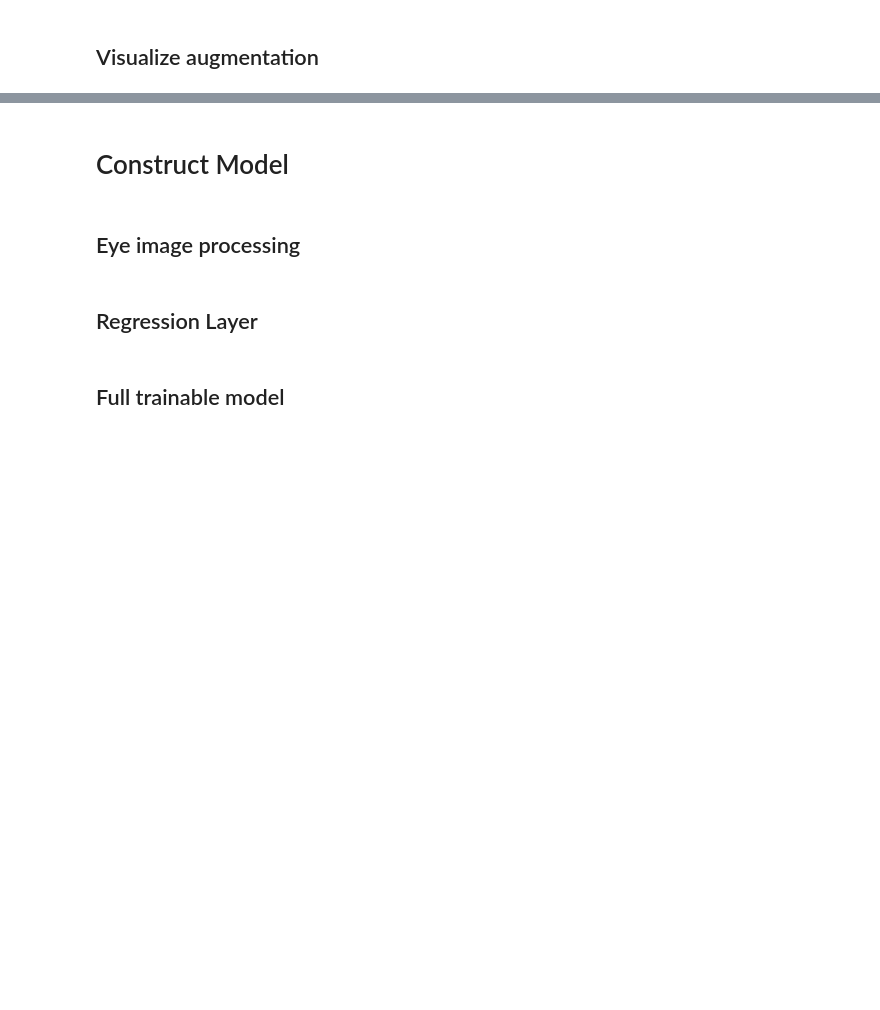
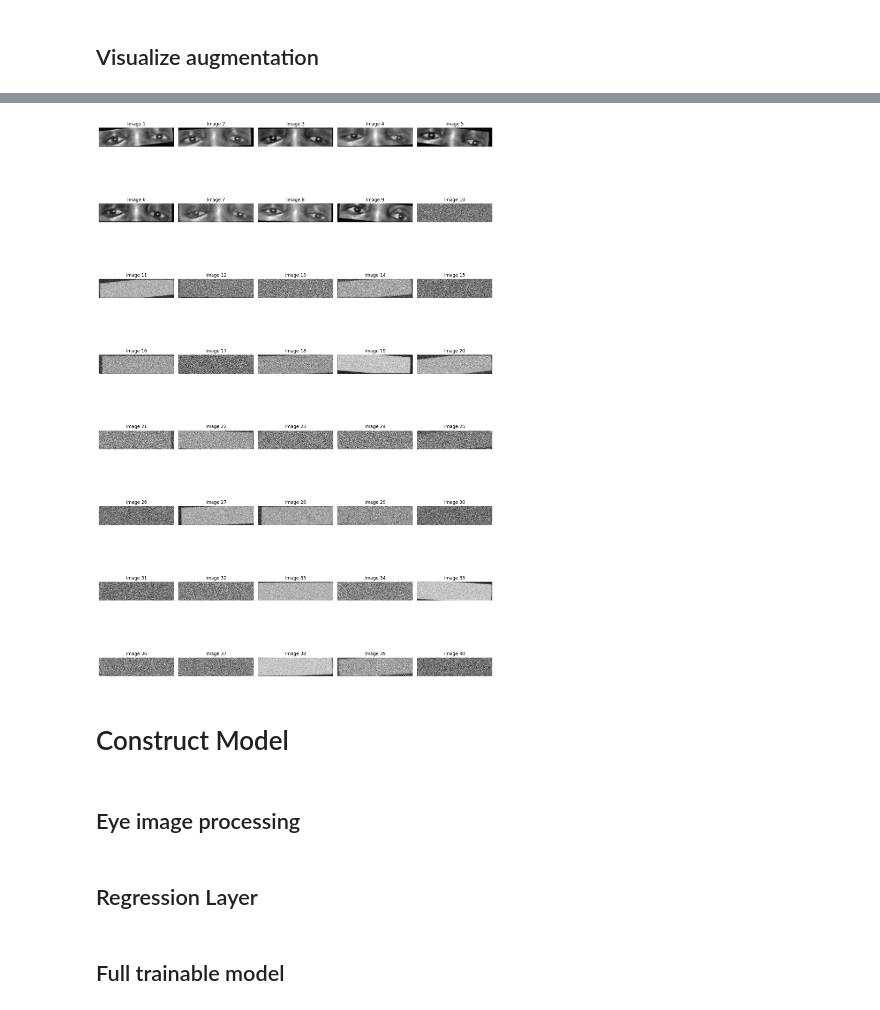
Before and after one commit to jspsych/eye-tracking-training, a Jupyter notebook: models/densenet-regression-model.ipynb, the cells around one changed output, grey strips where cells are left out. Cells and saved outputs as stored; diff of their text form; code cells hidden in the pictures; blank space fills up the shorter version.

Commit message:
fixes for visualization, etc.

```diff
--- a/models/densenet-regression-model.ipynb
+++ b/models/densenet-regression-model.ipynb
@@ -237,14 +236,16 @@ def map_for_merged(cal, non_cal):
   padded_cal_imgs = tf.pad(cal_imgs, [[0, MAX_CAL_POINTS - cal_size], [0, 0], [0, 0], [0, 0]])
   padded_cal_coords = tf.pad(cal_coords, [[0, MAX_CAL_POINTS - cal_size], [0, 0]])
   padded_target_imgs = tf.pad(target_imgs, [[0, MAX_TARGETS - target_size], [0, 0], [0, 0], [0, 0]])
+  padded_target_coords = tf.pad(target_coords, [[0, MAX_TARGETS - target_size], [0, 0]])
 
   # Ensure fixed shapes
   padded_cal_imgs = tf.ensure_shape(padded_cal_imgs, [MAX_CAL_POINTS, 36, 144, 1])
   padded_cal_coords = tf.ensure_shape(padded_cal_coords, [MAX_CAL_POINTS, 2])
   padded_target_imgs = tf.ensure_shape(padded_target_imgs, [MAX_TARGETS, 36, 144, 1])
+  padded_target_coords = tf.ensure_shape(padded_target_coords, [MAX_TARGETS, 2])
 
   # Return with masks
-  return (padded_cal_imgs, padded_cal_coords, cal_mask, padded_target_imgs, target_mask), target_coords
+  return (padded_cal_imgs, padded_cal_coords, cal_mask, padded_target_imgs, target_mask), padded_target_coords
 
 def map_for_merged_with_id(cal, non_cal, id):
   # Unpack the inputs
@@ -263,14 +264,16 @@ def map_for_merged_with_id(cal, non_cal, id):
   padded_cal_imgs = tf.pad(cal_imgs, [[0, MAX_CAL_POINTS - cal_size], [0, 0], [0, 0], [0, 0]])
   padded_cal_coords = tf.pad(cal_coords, [[0, MAX_CAL_POINTS - cal_size], [0, 0]])
   padded_target_imgs = tf.pad(target_imgs, [[0, MAX_TARGETS - target_size], [0, 0], [0, 0], [0, 0]])
+  padded_target_coords = tf.pad(target_coords, [[0, MAX_TARGETS - target_size], [0, 0]])
 
   # Ensure fixed shapes
   padded_cal_imgs = tf.ensure_shape(padded_cal_imgs, [MAX_CAL_POINTS, 36, 144, 1])
   padded_cal_coords = tf.ensure_shape(padded_cal_coords, [MAX_CAL_POINTS, 2])
   padded_target_imgs = tf.ensure_shape(padded_target_imgs, [MAX_TARGETS, 36, 144, 1])
+  padded_target_coords = tf.ensure_shape(padded_target_coords, [MAX_TARGETS, 2])
 
   # Return with masks
-  return (padded_cal_imgs, padded_cal_coords, cal_mask, padded_target_imgs, target_mask), target_coords, id
+  return (padded_cal_imgs, padded_cal_coords, cal_mask, padded_target_imgs, target_mask), padded_target_coords, id
 
 def reducer_function(k, ds):
   ds_random = ds.shuffle(MAX_TARGETS)
@@ -309,10 +312,10 @@ augmentation_model = tf.keras.Sequential([
   tf.keras.layers.Rescaling(1.0/255),
   tf.keras.layers.RandomBrightness(factor=0.1, value_range=(0,1)),
   tf.keras.layers.RandomContrast(factor=0.1),
-  tf.keras.layers.RandomRotation(factor=0.05, fill_mode='constant'),
+  tf.keras.layers.RandomRotation(factor=0.02, fill_mode='constant'),
   tf.keras.layers.RandomTranslation(0.05, 0.05, fill_mode='constant'),
   tf.keras.layers.RandomZoom(
-      height_factor=(-0.05, 0.05),
+      height_factor=(-0.02, 0.02),
       width_factor=None,
       fill_mode='constant'
   ),
@@ -420,3 +385,41 @@ OperatorNotAllowedInGraphError: in user code:
+# %%
+def visualize_augmentations(dataset, num_examples=5):
+    """Visualize augmentations from a tf.data.Dataset."""
+
+    # Get a sample element from the dataset
+    for element in dataset.take(1):
+        # Access the calibration images from the element
+        images = element[0][0]  # Access all calibration images
+
+    # Calculate grid dimensions
+    num_images = images.shape[0]  # Get the number of images in the batch
+    grid_cols = 5  # Number of columns in the grid
+    grid_rows = (num_images + grid_cols - 1) // grid_cols  # Calculate number of rows
+
+    # Create a figure to display results
+    fig, axes = plt.subplots(grid_rows, grid_cols, figsize=(15, 3 * grid_rows))  # Create subplots in a grid
+
+    # Display all images
+    for i in range(num_images):
+        row = i // grid_cols
+        col = i % grid_cols
+        axes[row, col].imshow(images[i].numpy().squeeze(), cmap='gray')  # Display image
+        axes[row, col].set_title(f"Image {i + 1}")  # Set title for each subplot
+        axes[row, col].axis('off')  # Turn off axis
+
+    # Hide empty subplots if any
+    for i in range(num_images, grid_rows * grid_cols):
+        row = i // grid_cols
+        col = i % grid_cols
+        axes[row, col].axis('off')
+
+    plt.tight_layout()
+    plt.show()
+
+# Use this to check your augmentations
+visualize_augmentations(train_ds)
+# %% [output]
+[figure, added]
 # %% [markdown]
 # Construct Model
 # %% [markdown]
```
Also changed, not shown: parts of 10 cells of this notebook.
